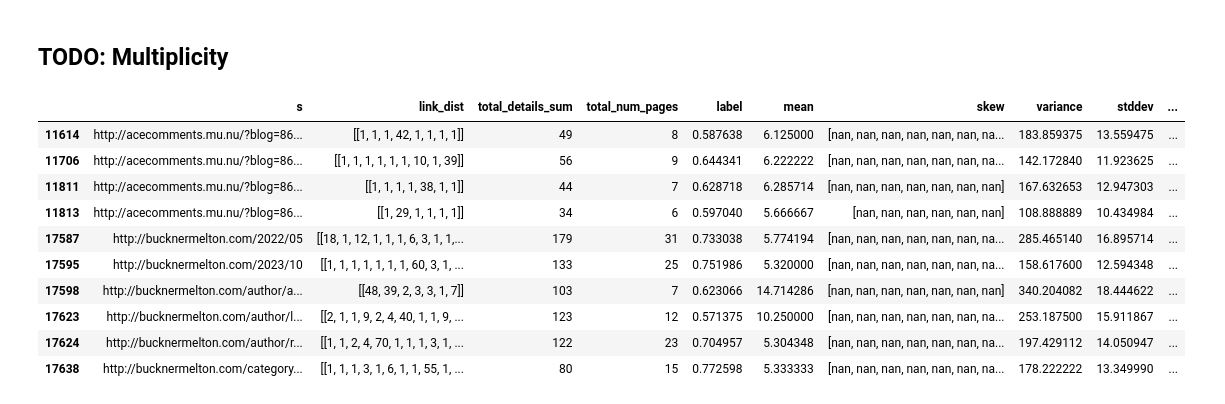
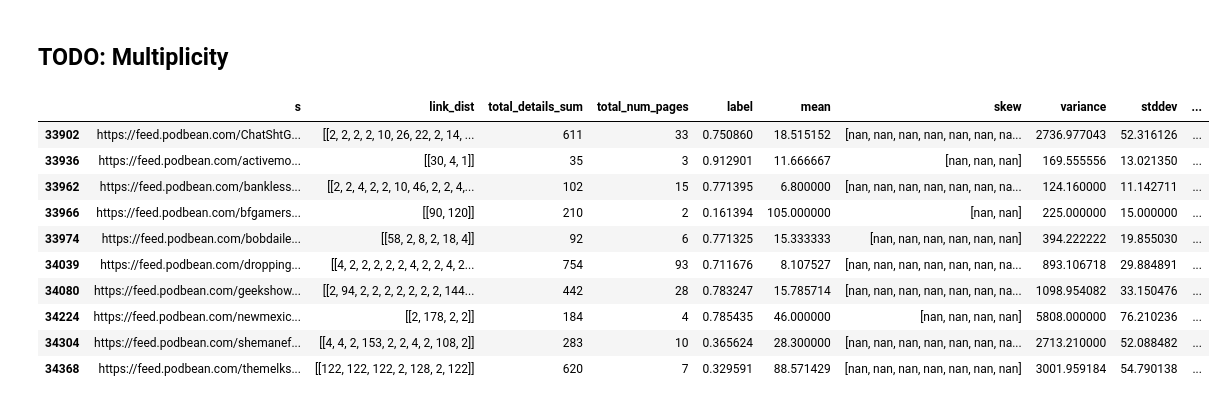
Before and after one commit to PeterCarragher/cc-webgraph-weighted, a Jupyter notebook: cc/query_podcasts.ipynb, the cells around one changed output. Saved outputs shown, nothing was run; the diff lists cells and outputs as text; code cells hidden in the pictures.

Commit message:
unreliable podcast detection

```diff
--- a/cc/query_podcasts.ipynb
+++ b/cc/query_podcasts.ipynb
@@ -99,0 +90,25 @@ ModuleNotFoundError: No module named 'tqdm'
+# %%
+known_podcasts = [
+    'player.fm/series/',
+    'podbean.com',
+    'libsyn.com',
+    # 'buzzsprout.com',
+    # 'last.fm',
+    # 'lastfm.com',
+    # 'podcastaddict.com',
+    # 'podcasts.apple.com',
+    # 'spotify.com/show/',
+]
+
+def is_podcast(url):
+    return any(provider in url for provider in known_podcasts)
+
+df_link_dists = df_link_dists_full[df_link_dists_full['s'].apply(is_podcast)]
+
+def reverse_url(url):
+    components = url.split('.')
+    reversed_url = '.'.join(components[::-1])
+    return reversed_url
+
+df_link_dists['t'] = df_link_dists['t'].apply(reverse_url)
+df_link_dists.head(10)
@@ -100,26 +127,25 @@ ModuleNotFoundError: No module named 'tqdm'
 # %%
 import pandas as pd
 import numpy as np
+# add parent to sys.path
+import sys
+sys.path.append('../cc-pyspark')
 from wat_extract_links import ExtractLinksJob
-
-def reverse_url(url):
-    components = url.split('.')
-    reversed_url = '.'.join(components[::-1])
-    return reversed_url
 
 def is_substring(row, col_a, col_b):
     return row[col_a] not in row[col_b]
 
-df_link_dists['t'] = df_link_dists['t'].apply(reverse_url)
 df_link_dists['s_d'] = df_link_dists['s'].apply(ExtractLinksJob.get_surt_host)
 df_link_dists['s_d'] = df_link_dists['s_d'].apply(reverse_url)
 
 # labels = pd.read_csv('../data/attributes.csv')[['url','label']]
-labels = pd.read_csv('../data/news_ratings_11k.csv')[['domain', 'pc1']]
+labels = pd.read_csv('data/news_ratings_11k.csv')[['domain', 'pc1']]
 labels.columns = ['url','label']
 df_link_dists_labelled = df_link_dists.merge(right=labels, left_on='t', right_on='url', how='inner')
 df_link_dists_labelled = df_link_dists_labelled[~df_link_dists_labelled.apply(lambda row: row['t'] in row['s'], axis=1)]
 df_link_dists_labelled = df_link_dists_labelled[~df_link_dists_labelled.apply(lambda row: row['s'] in row['t'], axis=1)]
+# rename c_list to link_dist
+df_link_dists_labelled.rename(columns={'c_list': 'link_dist'}, inplace=True)
 df_link_dists_labelled['link_dist'] = df_link_dists_labelled['link_dist'].apply(np.concatenate)
 df_link_dists_labelled.describe()
 # %% [output]
@@ -137,41 +173,43 @@ df_link_dists_labelled.describe()
 # %%
 from scipy.stats import skew
 import seaborn as sns
 import math
 
 def aggregate_link_dist(link_dist_list):
     result_list = []
     for sublist in link_dist_list:
         result_list.extend(sublist)
     return [result_list]
 
 def link_dist_metrics(df):
     df['mean'] = df['link_dist'].apply(np.mean)
     df['skew'] = df['link_dist'].apply(skew)
     df['variance'] = df['link_dist'].apply(np.var)
     df['stddev'] = df['variance'].apply(math.sqrt)
     df['links_per_page'] = df['total_details_sum'] / df['total_num_pages']
     return df
 
 # Define aggregation functions for each column
 page_aggregation_dict = {
     'link_dist': aggregate_link_dist,
     'total_details_sum': 'sum',
     'total_num_pages': 'sum',
     'label': 'mean',
 }
-df_link_dists_page_aggregated = df_link_dists_labelled.groupby(['s']).agg(page_aggregation_dict).reset_index()
+# rename details_sum to total_details_sum and num_pages to total_num_pages
+df_link_dists_page_aggregated = df_link_dists_labelled.rename(columns={'details_sum': 'total_details_sum', 'num_pages': 'total_num_pages'})
+df_link_dists_page_aggregated = df_link_dists_page_aggregated.groupby(['s']).agg(page_aggregation_dict).reset_index()
 df_link_dists_page_aggregated = link_dist_metrics(df_link_dists_page_aggregated)
 df_link_dists_page_aggregated[df_link_dists_page_aggregated['stddev']>10].head(10)
 # %% [output]
 |  | s | link_dist | total_details_sum | total_num_pages | label | mean | skew | variance | stddev | ... |
-| 11614 | http://acecomments.mu.nu/?blog=86... | [[1, 1, 1, 42, 1, 1, 1, 1]] | 49 | 8 | 0.587638 | 6.125000 | [nan, nan, nan, nan, nan, nan, na... | 183.859375 | 13.559475 | ... |
-| 11706 | http://acecomments.mu.nu/?blog=86... | [[1, 1, 1, 1, 1, 1, 10, 1, 39]] | 56 | 9 | 0.644341 | 6.222222 | [nan, nan, nan, nan, nan, nan, na... | 142.172840 | 11.923625 | ... |
-| 11811 | http://acecomments.mu.nu/?blog=86... | [[1, 1, 1, 1, 38, 1, 1]] | 44 | 7 | 0.628718 | 6.285714 | [nan, nan, nan, nan, nan, nan, nan] | 167.632653 | 12.947303 | ... |
-| 11813 | http://acecomments.mu.nu/?blog=86... | [[1, 29, 1, 1, 1, 1]] | 34 | 6 | 0.597040 | 5.666667 | [nan, nan, nan, nan, nan, nan] | 108.888889 | 10.434984 | ... |
-| 17587 | http://bucknermelton.com/2022/05 | [[18, 1, 12, 1, 1, 1, 6, 3, 1, 1,... | 179 | 31 | 0.733038 | 5.774194 | [nan, nan, nan, nan, nan, nan, na... | 285.465140 | 16.895714 | ... |
-| 17595 | http://bucknermelton.com/2023/10 | [[1, 1, 1, 1, 1, 1, 1, 60, 3, 1, ... | 133 | 25 | 0.751986 | 5.320000 | [nan, nan, nan, nan, nan, nan, na... | 158.617600 | 12.594348 | ... |
-| 17598 | http://bucknermelton.com/author/a... | [[48, 39, 2, 3, 3, 1, 7]] | 103 | 7 | 0.623066 | 14.714286 | [nan, nan, nan, nan, nan, nan, nan] | 340.204082 | 18.444622 | ... |
-| 17623 | http://bucknermelton.com/author/l... | [[2, 1, 1, 9, 2, 4, 40, 1, 1, 9, ... | 123 | 12 | 0.571375 | 10.250000 | [nan, nan, nan, nan, nan, nan, na... | 253.187500 | 15.911867 | ... |
-| 17624 | http://bucknermelton.com/author/r... | [[1, 1, 2, 4, 70, 1, 1, 1, 3, 1, ... | 122 | 23 | 0.704957 | 5.304348 | [nan, nan, nan, nan, nan, nan, na... | 197.429112 | 14.050947 | ... |
-| 17638 | http://bucknermelton.com/category... | [[1, 1, 1, 3, 1, 6, 1, 1, 55, 1, ... | 80 | 15 | 0.772598 | 5.333333 | [nan, nan, nan, nan, nan, nan, na... | 178.222222 | 13.349990 | ... |
+| 33902 | https://feed.podbean.com/ChatShtG... | [[2, 2, 2, 2, 10, 26, 22, 2, 14, ... | 611 | 33 | 0.750860 | 18.515152 | [nan, nan, nan, nan, nan, nan, na... | 2736.977043 | 52.316126 | ... |
+| 33936 | https://feed.podbean.com/activemo... | [[30, 4, 1]] | 35 | 3 | 0.912901 | 11.666667 | [nan, nan, nan] | 169.555556 | 13.021350 | ... |
+| 33962 | https://feed.podbean.com/bankless... | [[2, 2, 4, 2, 2, 10, 46, 2, 2, 4,... | 102 | 15 | 0.771395 | 6.800000 | [nan, nan, nan, nan, nan, nan, na... | 124.160000 | 11.142711 | ... |
+| 33966 | https://feed.podbean.com/bfgamers... | [[90, 120]] | 210 | 2 | 0.161394 | 105.000000 | [nan, nan] | 225.000000 | 15.000000 | ... |
+| 33974 | https://feed.podbean.com/bobdaile... | [[58, 2, 8, 2, 18, 4]] | 92 | 6 | 0.771325 | 15.333333 | [nan, nan, nan, nan, nan, nan] | 394.222222 | 19.855030 | ... |
+| 34039 | https://feed.podbean.com/dropping... | [[4, 2, 2, 2, 2, 2, 4, 2, 2, 4, 2... | 754 | 93 | 0.711676 | 8.107527 | [nan, nan, nan, nan, nan, nan, na... | 893.106718 | 29.884891 | ... |
+| 34080 | https://feed.podbean.com/geekshow... | [[2, 94, 2, 2, 2, 2, 2, 2, 2, 144... | 442 | 28 | 0.783247 | 15.785714 | [nan, nan, nan, nan, nan, nan, na... | 1098.954082 | 33.150476 | ... |
+| 34224 | https://feed.podbean.com/newmexic... | [[2, 178, 2, 2]] | 184 | 4 | 0.785435 | 46.000000 | [nan, nan, nan, nan] | 5808.000000 | 76.210236 | ... |
+| 34304 | https://feed.podbean.com/shemanef... | [[4, 4, 2, 153, 2, 2, 4, 2, 108, 2]] | 283 | 10 | 0.365624 | 28.300000 | [nan, nan, nan, nan, nan, nan, na... | 2713.210000 | 52.088482 | ... |
+| 34368 | https://feed.podbean.com/themelks... | [[122, 122, 122, 2, 128, 2, 122]] | 620 | 7 | 0.329591 | 88.571429 | [nan, nan, nan, nan, nan, nan, nan] | 3001.959184 | 54.790138 | ... |
```
Also changed, not shown: parts of 16 cells of this notebook.
